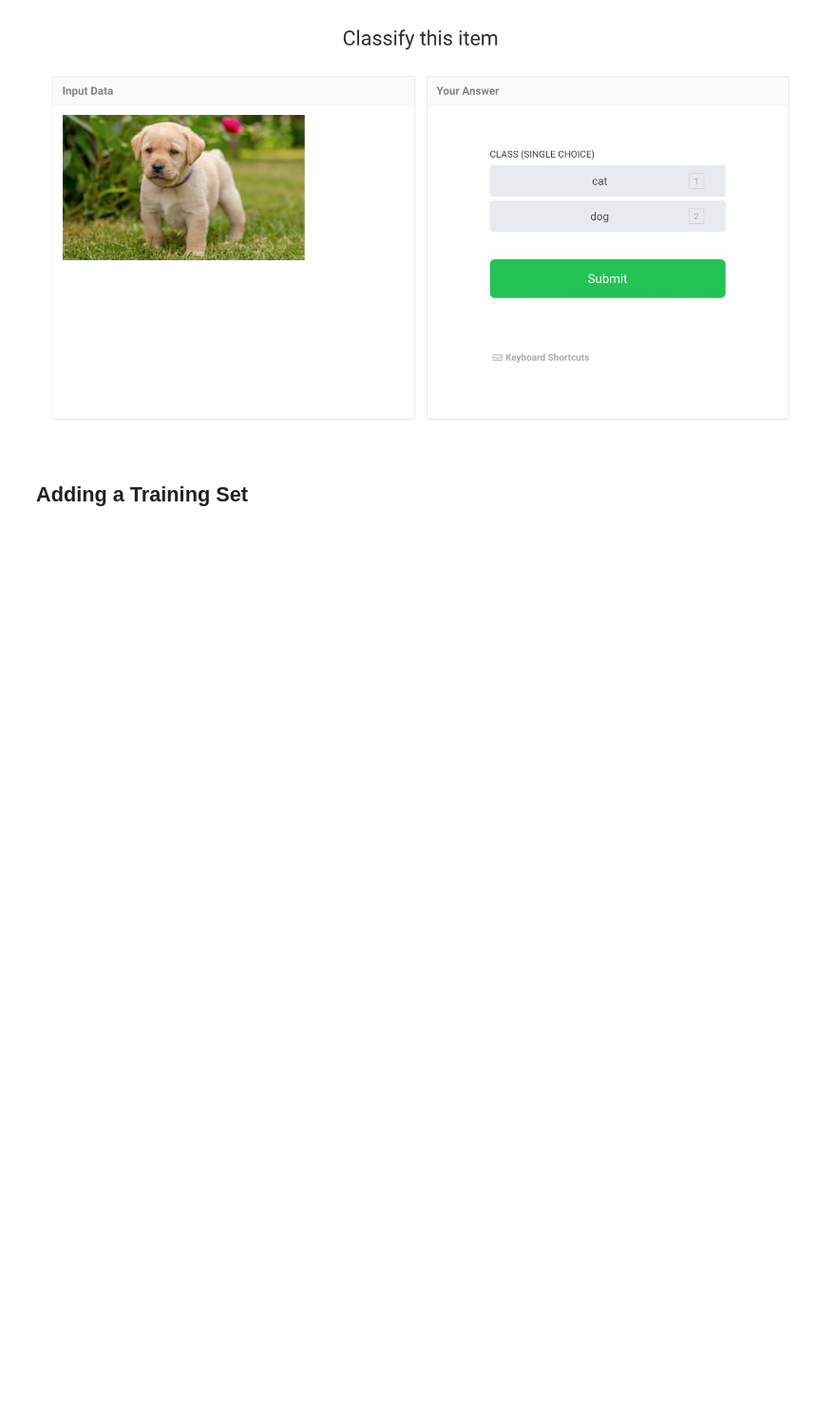
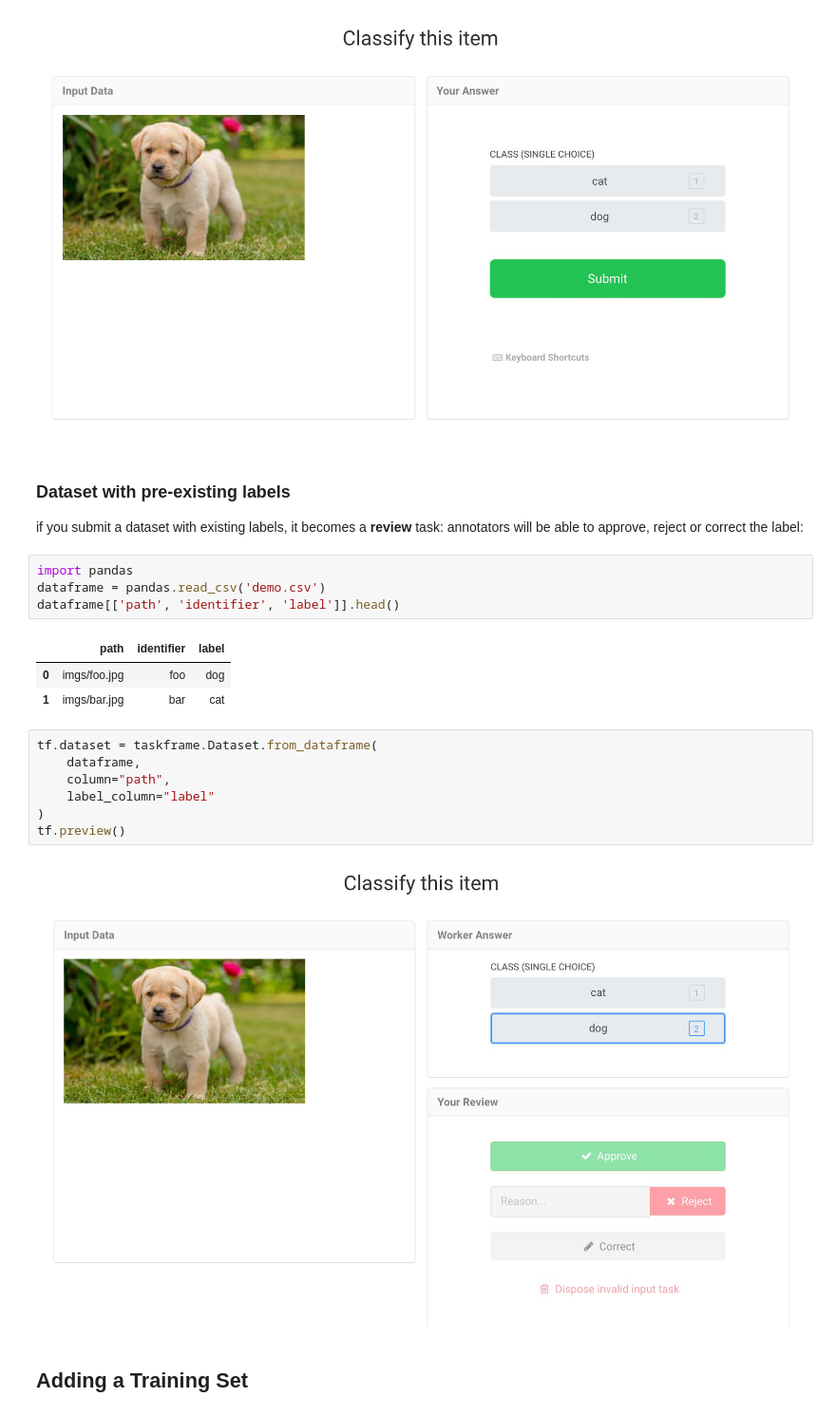
Before and after one commit to Taskframe/taskframe-python, a Jupyter notebook: docs/Demo.ipynb, the cells around one changed output. Shown at 95% size. Saved outputs shown, nothing was run; the diff lists cells and outputs as text; blank space fills up the shorter version.

```diff
--- a/docs/Demo.ipynb
+++ b/docs/Demo.ipynb
@@ -107,6 +106,26 @@ If you now call the `preview()` method, it will show the annotation interface wi
 tf.preview()
 # %% [output]
 [figure]
+# %% [markdown]
+### Dataset with pre-existing labels
+if you submit a dataset with existing labels, it becomes a **review** task: annotators will be able to approve, reject or correct the label:
+# %%
+import pandas
+dataframe = pandas.read_csv('demo.csv')
+dataframe[['path', 'identifier', 'label']].head()
+# %% [output]
+|  | path | identifier | label |
+| 0 | imgs/foo.jpg | foo | dog |
+| 1 | imgs/bar.jpg | bar | cat |
+# %%
+tf.dataset = taskframe.Dataset.from_dataframe(
+    dataframe,
+    column="path",
+    label_column="label"
+)
+tf.preview()
+# %% [output]
+[figure, added]
 # %% [markdown]
 ## Adding a Training Set
 # %% [markdown]
```
Also changed, not shown: parts of 9 cells of this notebook, 6 other files.
